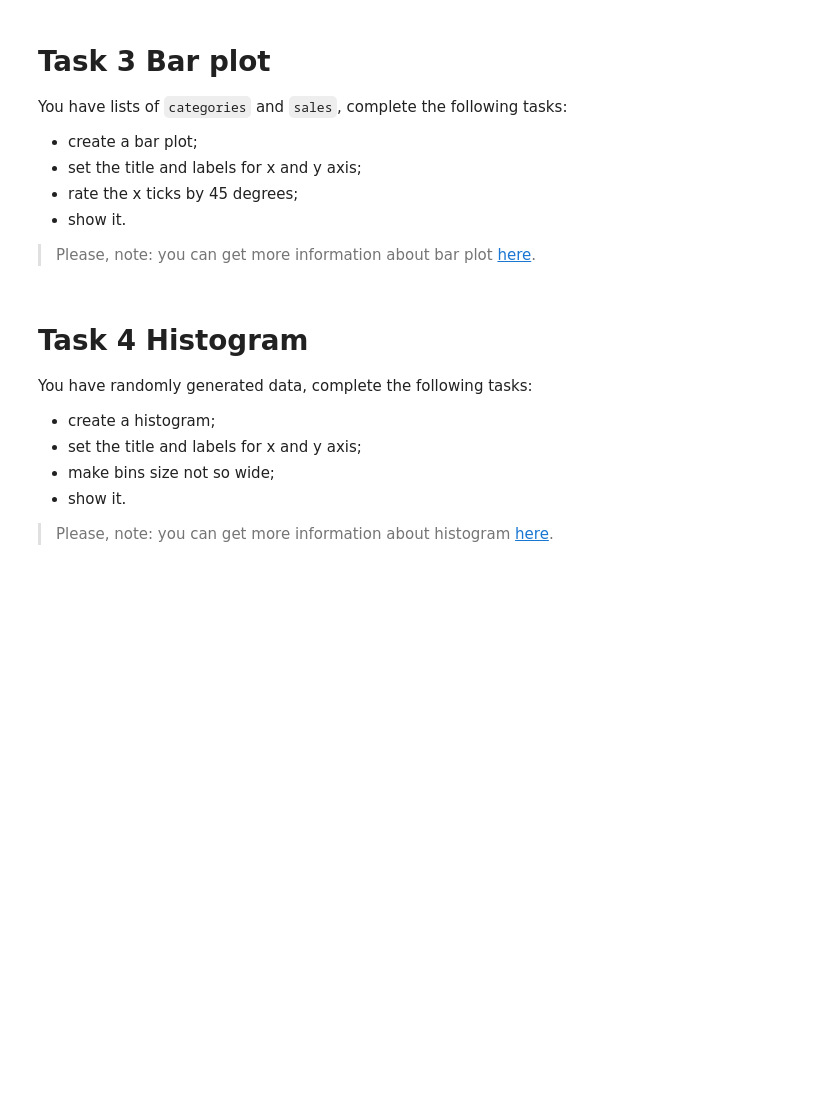
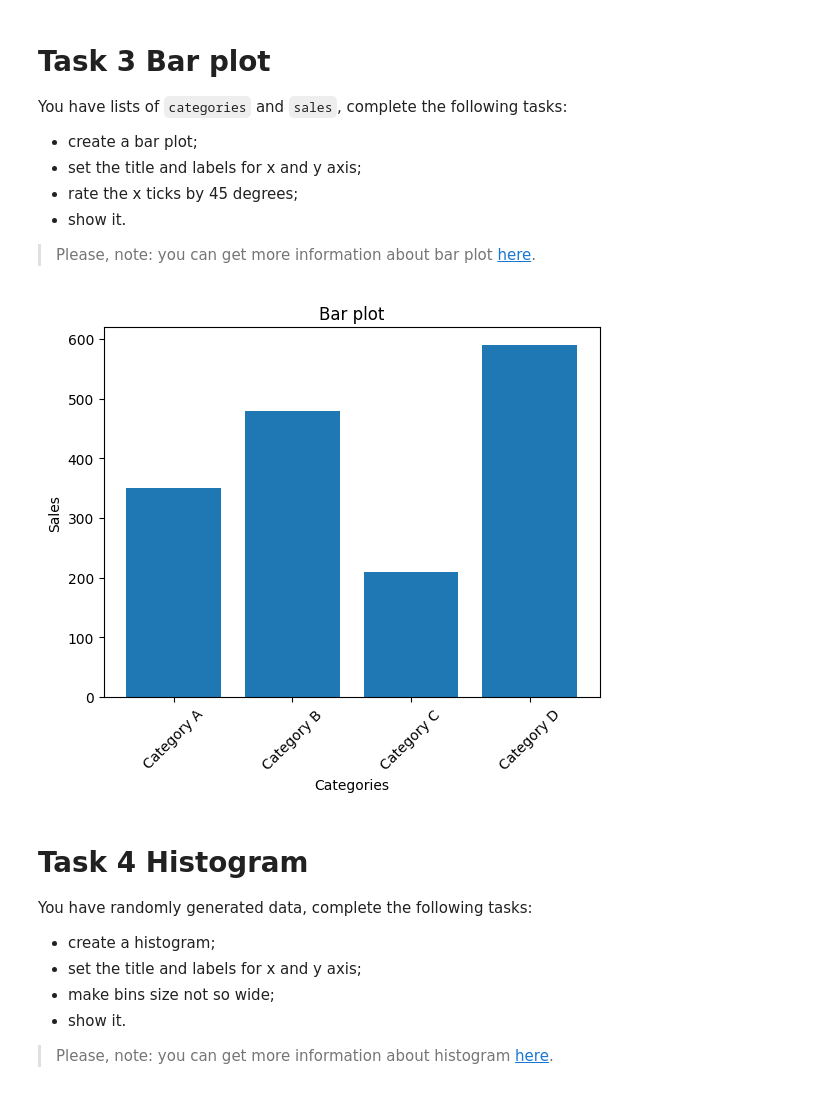
Before and after one commit to mate-academy/py-matplotlib, a Jupyter notebook: app/matplotlib.ipynb, the cells around one changed output. Drawn from its saved outputs; the diff is of its cells as text; code cells hidden in the pictures; blank space fills up the shorter version.

```diff
--- a/app/matplotlib.ipynb
+++ b/app/matplotlib.ipynb
@@ -55,8 +71,15 @@ You have lists of `categories` and `sales`, complete the following tasks:
 # %%
 categories = ["Category A", "Category B", "Category C", "Category D"]
 sales = [350, 480, 210, 590]
 
-# write your code here
+plt.xlabel('Categories')
+plt.ylabel('Sales')
+plt.title("Bar plot")
+plt.bar(categories, sales)
+plt.xticks(rotation=45)
+plt.show()
+# %% [output]
+[figure, added]
 # %% [markdown]
 # Task 4 Histogram
 
```
Also changed, not shown: parts of 10 cells of this notebook.
